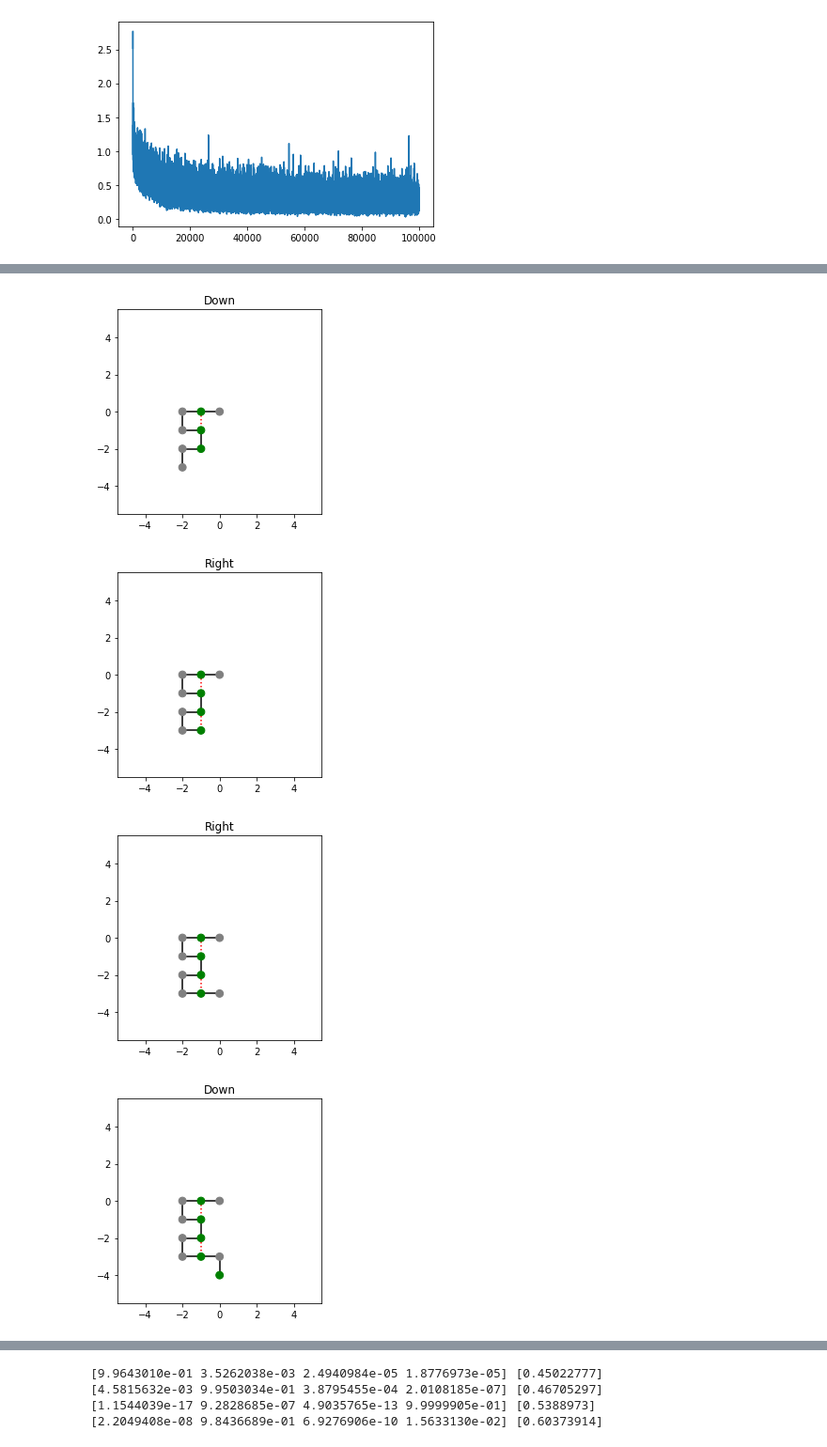
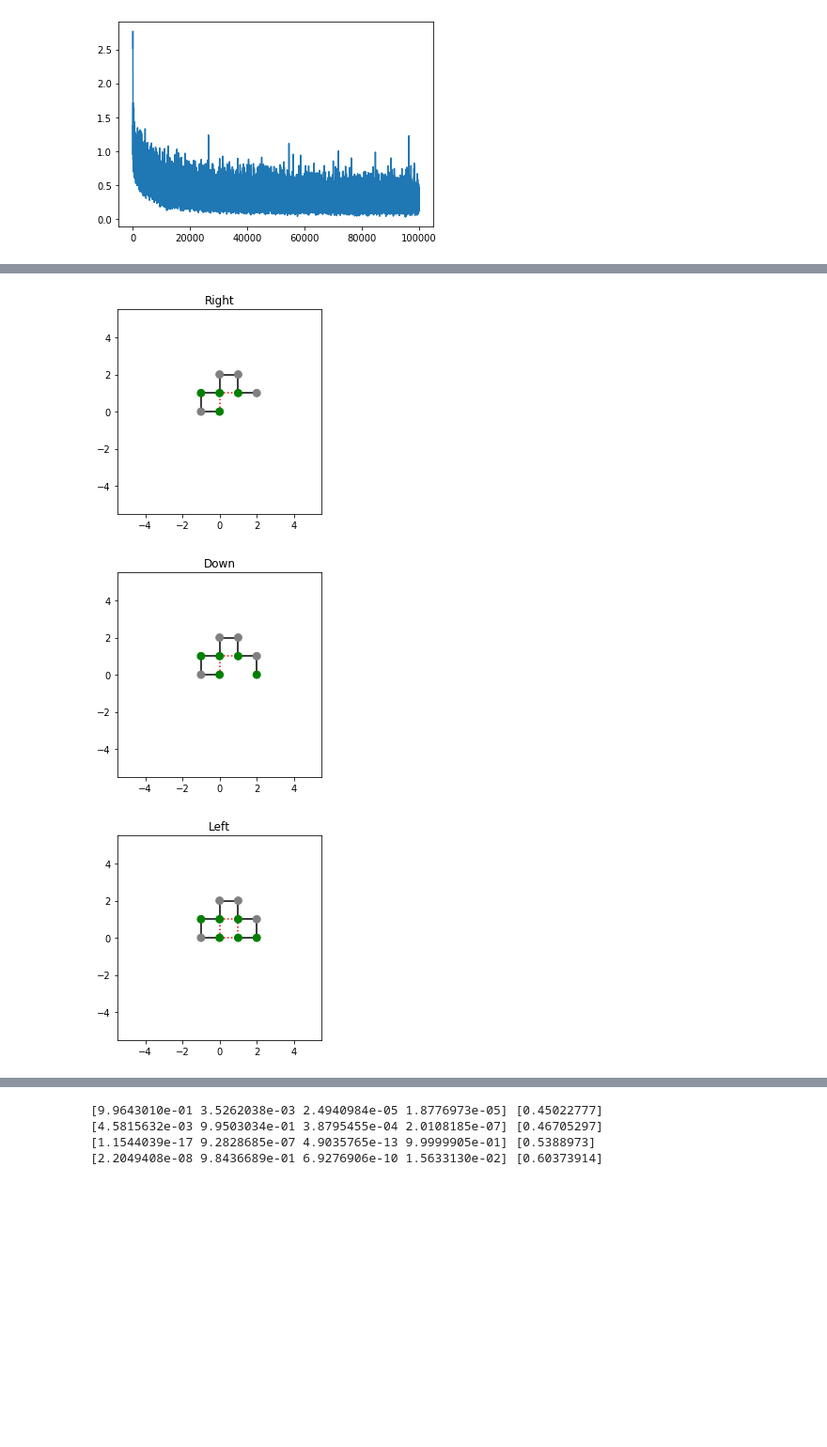
Before and after one commit to hyu1729/HP-Protein-Folding, a Jupyter notebook: Protein Folding AlphaGo Zero.ipynb, the cells around one changed output, grey strips where cells are left out. Shown at 94% size. Saved outputs shown, nothing was run; the diff lists cells and outputs as text; code cells hidden in the pictures; blank space fills up the shorter version.

```diff
--- a/Protein Folding AlphaGo Zero.ipynb
+++ b/Protein Folding AlphaGo Zero.ipynb
@@ -142,7 +142,7 @@ plt.plot(losses)
 # %%
 # Test pretrained model
 
-seq = random.sample(seqs, 1)[0][:-1]
+seq = "HPHHPPHPHH"
 print(seq)
 env = HP2D(seq, (10,11,11))
 tenv = Lattice2DLinearEnv(seq)
@@ -169,4 +168,3 @@ PHPPHHPPHPHHP
-[figure, old version]
+[figure, new version]
-[figure, old version]
+[figure, new version]
-[figure, old version]
+[figure, new version]
-[figure, removed]
```
Also changed, not shown: parts of 2 cells of this notebook.
